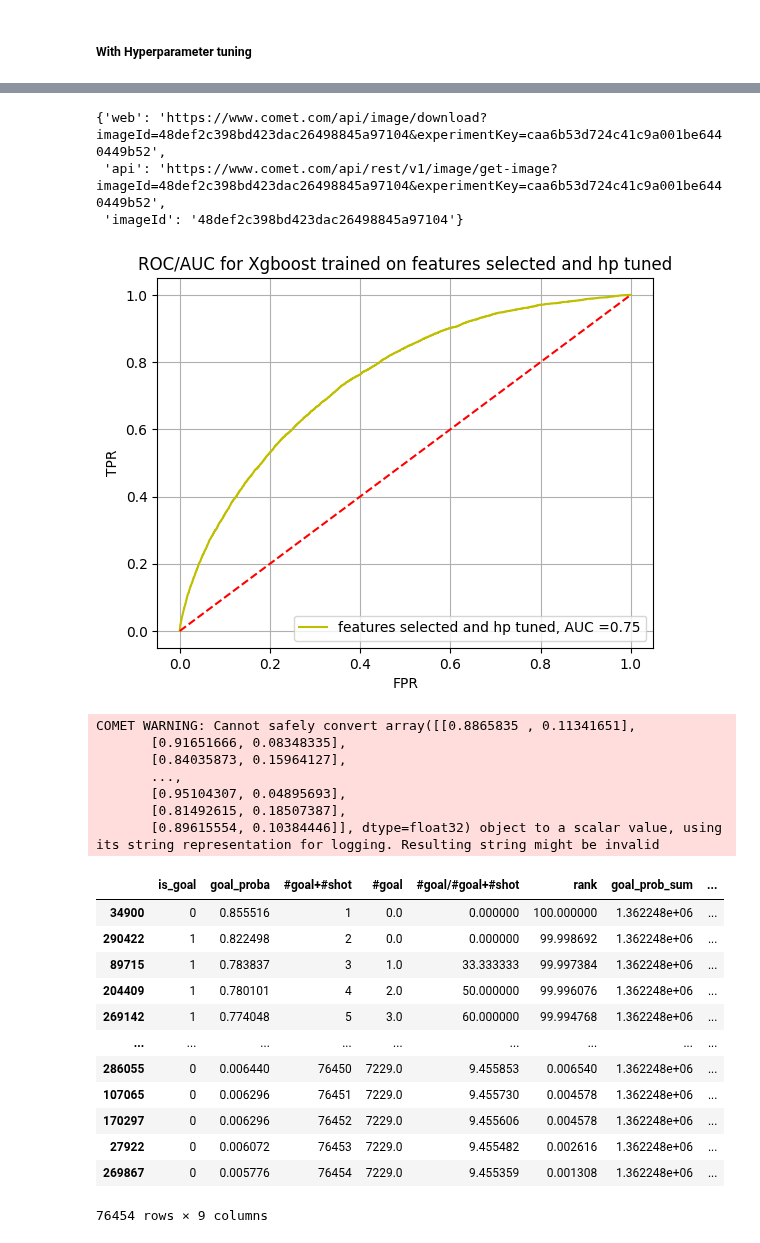
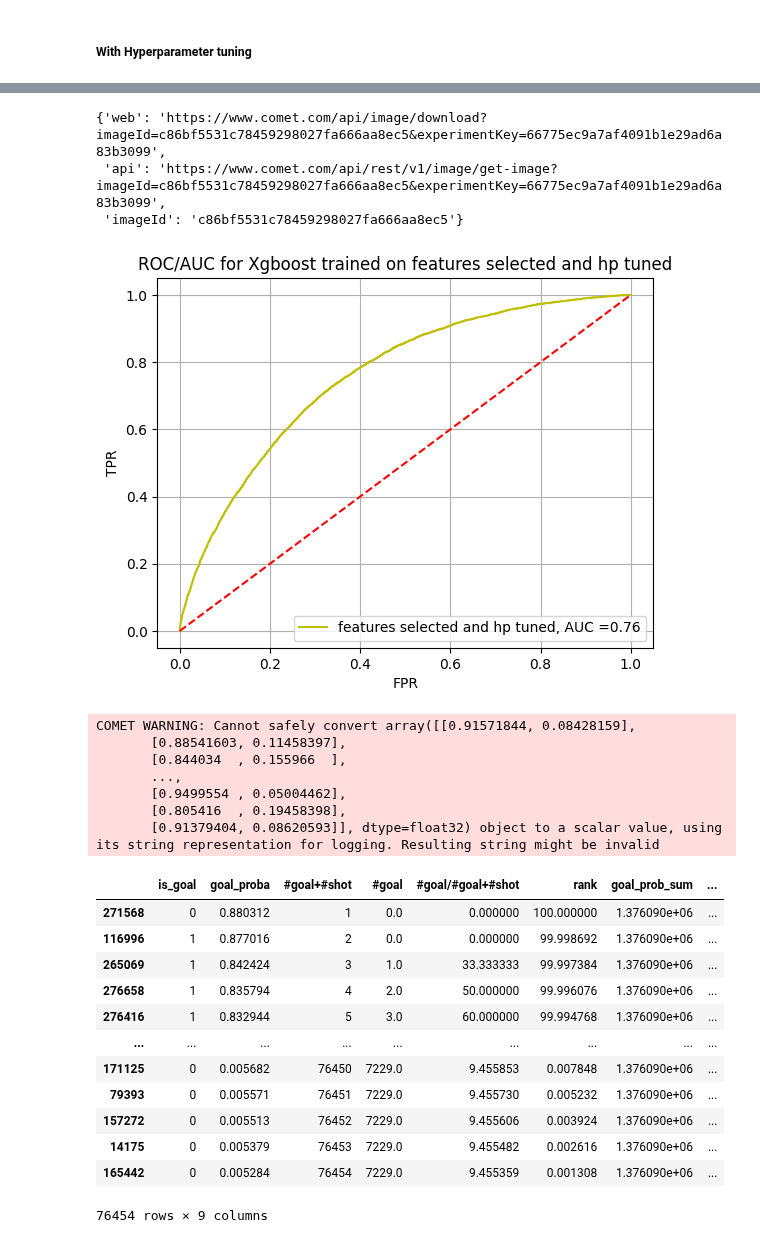
Before and after one commit to hfereidouni/DataScience, a Jupyter notebook: Milestone2/AdvancedModel.ipynb, the cells around one changed output, grey strips where cells are left out. Drawn from its saved outputs; the diff is of its cells as text; code cells hidden in the pictures.

```diff
--- a/Milestone2/AdvancedModel.ipynb
+++ b/Milestone2/AdvancedModel.ipynb
@@ -241,7 +241,7 @@ from bayes_opt import BayesianOptimization
 train_val_df_2=train_val_df[['game_time','period','x','y','shot_type','last_event_type',
        'x_coord_last_event', 'y_coord_last_event', 'Time_from_the_last_event',
        'Distance_from_the_last_event', 'Rebound', 'change_shot_angle', 'Speed',
-       'angle_net', 'is_goal']]
+       'shot_dist','angle_net', 'is_goal']]
 # %% [markdown]
 ##### One hot encoding
 # %%
@@ -260,7 +260,7 @@ len(train_val_df)
 train_X_2,train_Y_2,val_X_2,val_Y_2 = split_data(train_val_df_2,['game_time', 'period', 'x', 'y', 'x_coord_last_event',
        'y_coord_last_event', 'Time_from_the_last_event',
        'Distance_from_the_last_event', 'Rebound', 'change_shot_angle', 'Speed',
-       'angle_net', 'shot_type_Backhand', 'shot_type_Deflected',
+       'shot_dist','angle_net', 'shot_type_Backhand', 'shot_type_Deflected',
        'shot_type_Slap Shot', 'shot_type_Snap Shot', 'shot_type_Tip-In',
        'shot_type_Wrap-around', 'shot_type_Wrist Shot', 'shot_type_nan',
        'last_event_type_Blocked Shot', 'last_event_type_Faceoff',
@@ -836,14 +837,14 @@ exp.log_model('xgboost trained with features selected and hp tuned','./models/xg
 # %%
-val_res_4 = xgboost3.predict_proba(val_X_3_filtered)
+val_res_4 = xgboost3.predict_proba(val_X_3_sfm)
 fpr,tpr,threshold,roc_auc_score = roc_auc_plot(val_Y_2,val_res_4,'Xgboost','features selected and hp tuned')
 exp.log_figure(figure_name='ROC/AUC for xgboost trained with features selected and hp tuned')
 # %% [output]
-{'web': 'https://www.comet.com/api/image/download?imageId=48def2c398bd423dac26498845a97104&experimentKey=caa6b53d724c41c9a001be6440449b52',
- 'api': 'https://www.comet.com/api/rest/v1/image/get-image?imageId=48def2c398bd423dac26498845a97104&experimentKey=caa6b53d724c41c9a001be6440449b52',
- 'imageId': '48def2c398bd423dac26498845a97104'}
+{'web': 'https://www.comet.com/api/image/download?imageId=c86bf5531c78459298027fa666aa8ec5&experimentKey=66775ec9a7af4091b1e29ad6a83b3099',
+ 'api': 'https://www.comet.com/api/rest/v1/image/get-image?imageId=c86bf5531c78459298027fa666aa8ec5&experimentKey=66775ec9a7af4091b1e29ad6a83b3099',
+ 'imageId': 'c86bf5531c78459298027fa666aa8ec5'}
-[figure, old version]
+[figure, new version]
 # %%
-val_y_4_filtered_hat = xgboost4.predict(val_X_3_filtered)
+val_y_4_filtered_hat = xgboost4.predict(val_X_3_sfm)
 metrics_4 = {
     'class_probabilities':val_res_4,
     'validation_accuracy': metrics.accuracy_score(val_y_4_filtered_hat,val_Y_2),
@@ -851,29 +852,29 @@ metrics_4 = {
              }
 exp.log_metrics(metrics_4, step=1)
 # %% [output]
-COMET WARNING: Cannot safely convert array([[0.8865835 , 0.11341651],
-       [0.91651666, 0.08348335],
-       [0.84035873, 0.15964127],
+COMET WARNING: Cannot safely convert array([[0.91571844, 0.08428159],
+       [0.88541603, 0.11458397],
+       [0.844034  , 0.155966  ],
        ...,
-       [0.95104307, 0.04895693],
-       [0.81492615, 0.18507387],
-       [0.89615554, 0.10384446]], dtype=float32) object to a scalar value, using its string representation for logging. Resulting string might be invalid
+       [0.9499554 , 0.05004462],
+       [0.805416  , 0.19458398],
+       [0.91379404, 0.08620593]], dtype=float32) object to a scalar value, using its string representation for logging. Resulting string might be invalid
 # %%
 probas_and_label_4 = helper_df(val_Y_2,val_res_4)
 probas_and_label_4
 # %% [output]
 |  | is_goal | goal_proba | #goal+#shot | #goal | #goal/#goal+#shot | rank | goal_prob_sum | ... |
-| 34900 | 0 | 0.855516 | 1 | 0.0 | 0.000000 | 100.000000 | 1.362248e+06 | ... |
-| 290422 | 1 | 0.822498 | 2 | 0.0 | 0.000000 | 99.998692 | 1.362248e+06 | ... |
-| 89715 | 1 | 0.783837 | 3 | 1.0 | 33.333333 | 99.997384 | 1.362248e+06 | ... |
-| 204409 | 1 | 0.780101 | 4 | 2.0 | 50.000000 | 99.996076 | 1.362248e+06 | ... |
-| 269142 | 1 | 0.774048 | 5 | 3.0 | 60.000000 | 99.994768 | 1.362248e+06 | ... |
+| 271568 | 0 | 0.880312 | 1 | 0.0 | 0.000000 | 100.000000 | 1.376090e+06 | ... |
+| 116996 | 1 | 0.877016 | 2 | 0.0 | 0.000000 | 99.998692 | 1.376090e+06 | ... |
+| 265069 | 1 | 0.842424 | 3 | 1.0 | 33.333333 | 99.997384 | 1.376090e+06 | ... |
+| 276658 | 1 | 0.835794 | 4 | 2.0 | 50.000000 | 99.996076 | 1.376090e+06 | ... |
+| 276416 | 1 | 0.832944 | 5 | 3.0 | 60.000000 | 99.994768 | 1.376090e+06 | ... |
 | ... | ... | ... | ... | ... | ... | ... | ... | ... |
-| 286055 | 0 | 0.006440 | 76450 | 7229.0 | 9.455853 | 0.006540 | 1.362248e+06 | ... |
-| 107065 | 0 | 0.006296 | 76451 | 7229.0 | 9.455730 | 0.004578 | 1.362248e+06 | ... |
-| 170297 | 0 | 0.006296 | 76452 | 7229.0 | 9.455606 | 0.004578 | 1.362248e+06 | ... |
-| 27922 | 0 | 0.006072 | 76453 | 7229.0 | 9.455482 | 0.002616 | 1.362248e+06 | ... |
-| 269867 | 0 | 0.005776 | 76454 | 7229.0 | 9.455359 | 0.001308 | 1.362248e+06 | ... |
+| 171125 | 0 | 0.005682 | 76450 | 7229.0 | 9.455853 | 0.007848 | 1.376090e+06 | ... |
+| 79393 | 0 | 0.005571 | 76451 | 7229.0 | 9.455730 | 0.005232 | 1.376090e+06 | ... |
+| 157272 | 0 | 0.005513 | 76452 | 7229.0 | 9.455606 | 0.003924 | 1.376090e+06 | ... |
+| 14175 | 0 | 0.005379 | 76453 | 7229.0 | 9.455482 | 0.002616 | 1.376090e+06 | ... |
+| 165442 | 0 | 0.005284 | 76454 | 7229.0 | 9.455359 | 0.001308 | 1.376090e+06 | ... |
 76454 rows × 9 columns
 # %%
 start_length = int(len(probas_and_label_4)*0.01)
```
Also changed, not shown: parts of 52 cells of this notebook, 19 other files.
